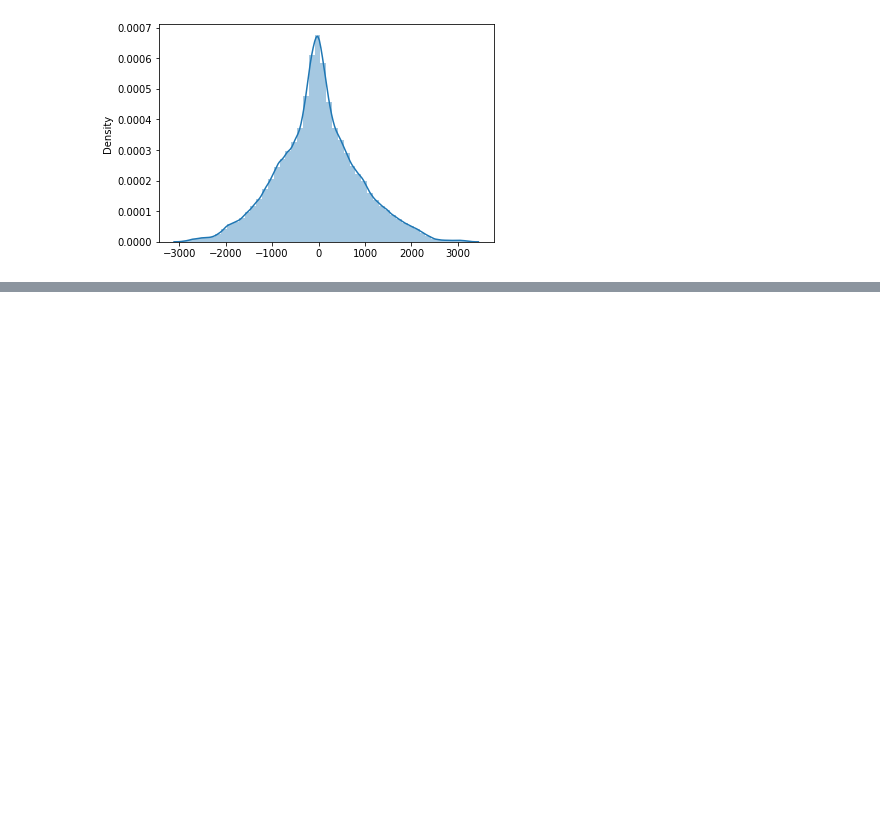
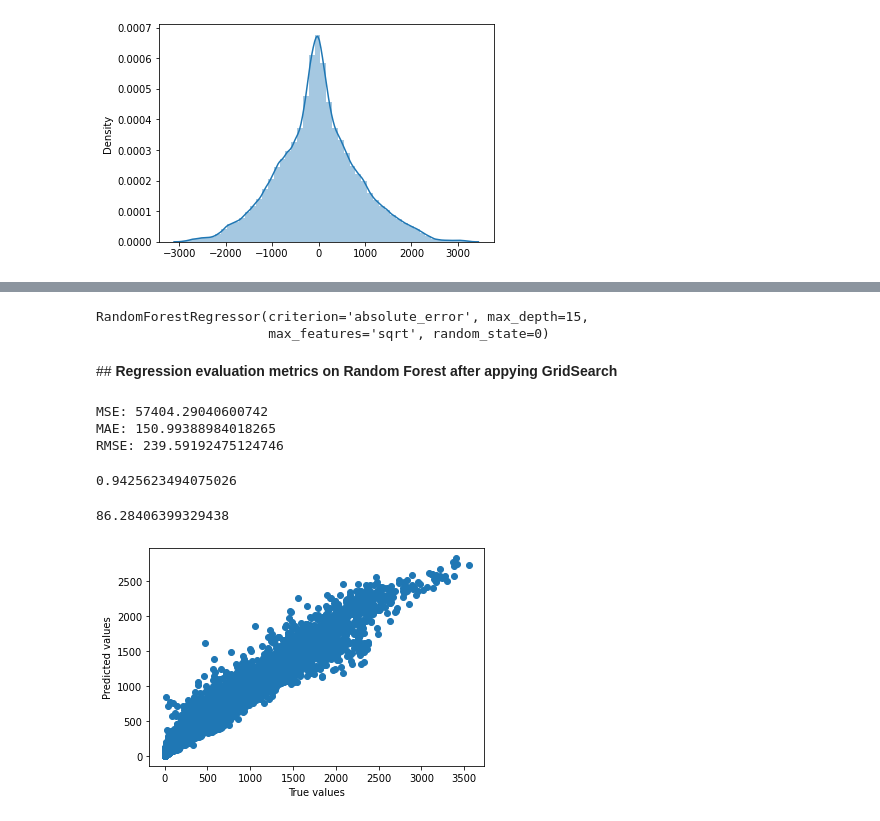
Before and after one commit to ShreedarshM/Bike-Sharing-Demand, a Jupyter notebook: Bike_Sharing_Demand_Prediction_Capstone_Project.ipynb, the cells around one changed output, grey strips where cells are left out. Saved outputs shown, nothing was run; the diff lists cells and outputs as text; code cells hidden in the pictures; blank space fills up the shorter version.

```diff
--- a/Bike_Sharing_Demand_Prediction_Capstone_Project.ipynb
+++ b/Bike_Sharing_Demand_Prediction_Capstone_Project.ipynb
@@ -627,0 +636,4 @@ plt.show()
+# %%
+#Performing the gridsearch using the parameters with cross valudation number as 5
+grid = GridSearchCV(rand,parameters,cv=5,scoring = 'neg_mean_squared_error')
+grid.fit(X_train,y_train)
@@ -627,0 +650,42 @@ plt.show()
+# %%
+#We will now use best parameters on our model
+rand2 = RandomForestRegressor(n_estimators = 100, random_state = 0, criterion = 'absolute_error', max_features ='sqrt', max_depth =15)
+# %%
+rand2.fit(X_train,y_train)
+# %% [output]
+RandomForestRegressor(criterion='absolute_error', max_depth=15,
+                      max_features='sqrt', random_state=0)
+# %%
+y_rand = rand2.predict(X_train)
+y_rand_test = rand2.predict(X_test)
+# %% [markdown]
+##<b> Regression evaluation metrics on Random Forest after appying GridSearch
+# %%
+MSE_rand_grid = mean_squared_error(y_test,y_rand_test)
+print('MSE:', MSE_rand_grid)
+MAE_rand_grid = mean_absolute_error(y_test,y_rand_test)
+print('MAE:', MAE_rand_grid)
+RMSE_rand_grid = np.sqrt(MSE_rand_grid)
+print('RMSE:', RMSE_rand_grid)
+# %% [output]
+MSE: 57404.29040600742
+MAE: 150.99388984018265
+RMSE: 239.59192475124746
+# %%
+#R2 Score
+r2_rand_grid_train = r2_score(y_train,y_rand)
+r2_rand_grid_train
+# %% [output]
+0.9425623494075026
+# %%
+r2_rand_grid_test = r2_score(y_test,y_rand_test)*100
+r2_rand_grid_test
+# %% [output]
+86.28406399329438
+# %%
+plt.scatter(y_train,y_rand)
+plt.xlabel('True values')
+plt.ylabel('Predicted values')
+plt.show()
+# %% [output]
+[figure, added]
```
Also changed, not shown: parts of 14 cells of this notebook.
